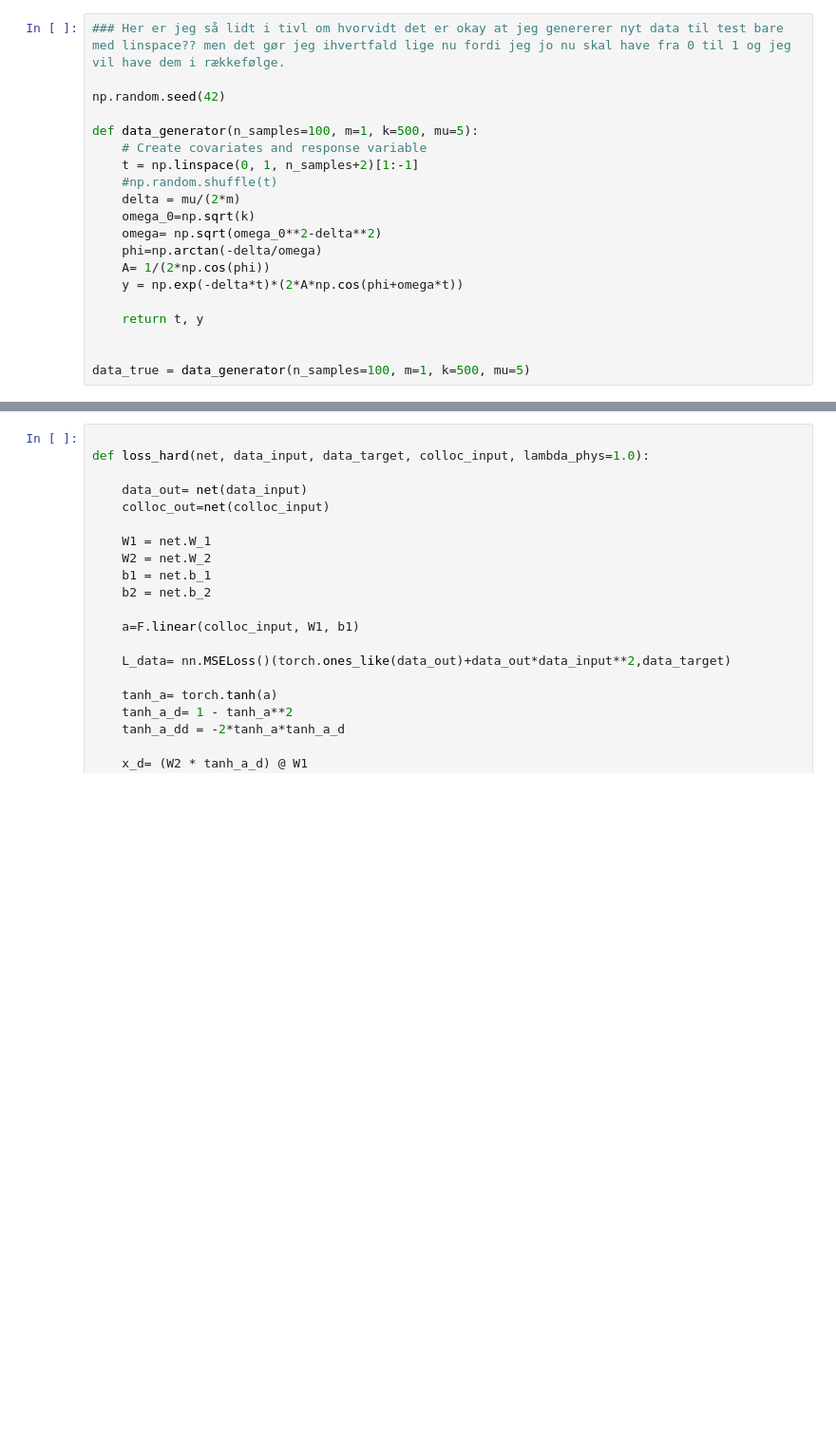
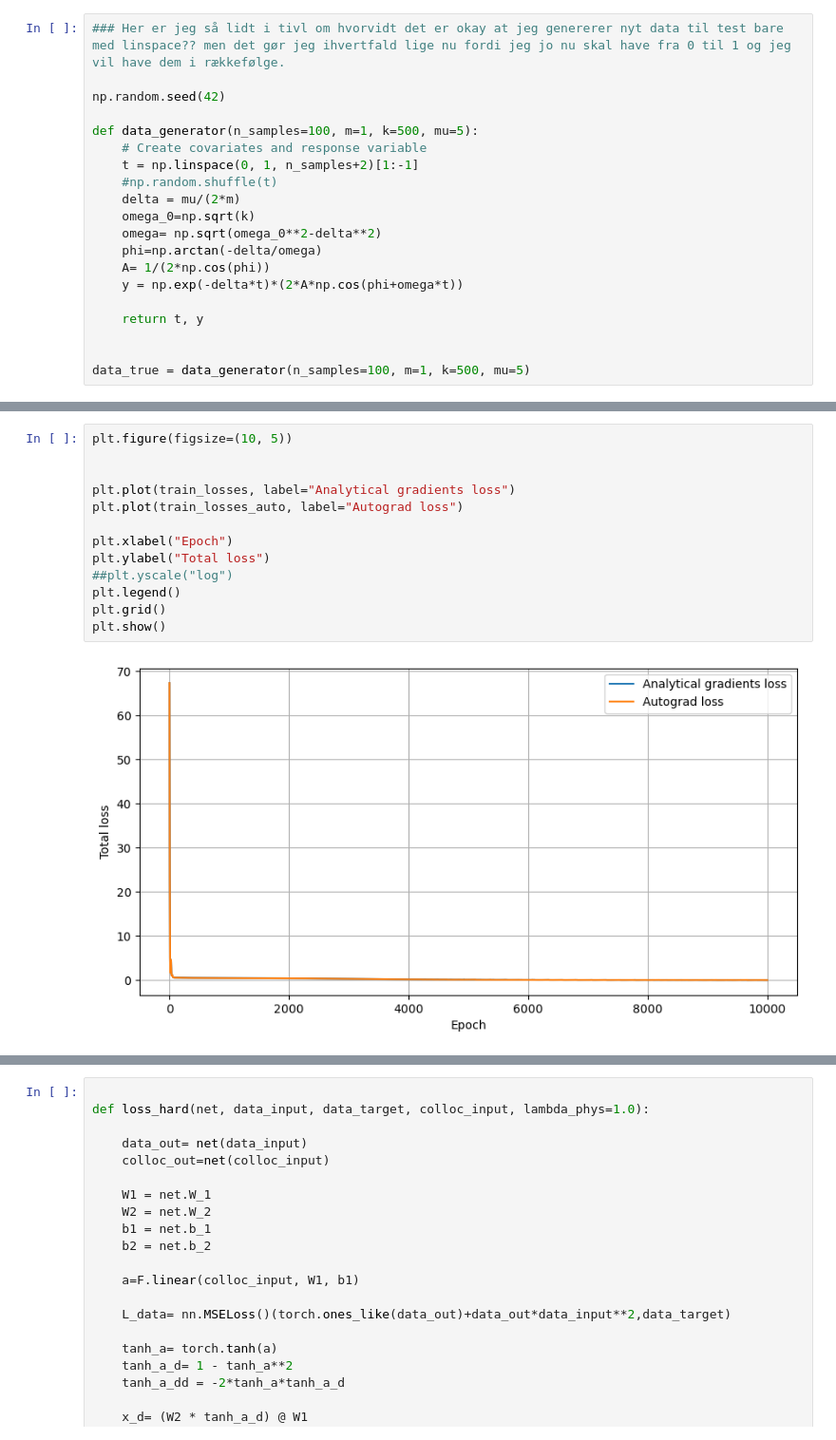
Before and after one commit to s234933/PINN, a Jupyter notebook: PINN-project-code_v.2.ipynb, the cells around one changed output, grey strips where cells are left out. Shown at 95% size. Drawn from its saved outputs; the diff is of its cells as text; blank space fills up the shorter version.

```diff
--- a/PINN-project-code_v.2.ipynb
+++ b/PINN-project-code_v.2.ipynb
@@ -1109,0 +1125,15 @@ plt.show()
+# %%
+plt.figure(figsize=(10, 5))
+
+
+plt.plot(train_losses, label="Analytical gradients loss")
+plt.plot(train_losses_auto, label="Autograd loss")
+
+plt.xlabel("Epoch")
+plt.ylabel("Total loss")
+##plt.yscale("log")
+plt.legend()
+plt.grid()
+plt.show()
+# %% [output]
+[figure, added]
```
Also changed, not shown: parts of 24 cells of this notebook.
